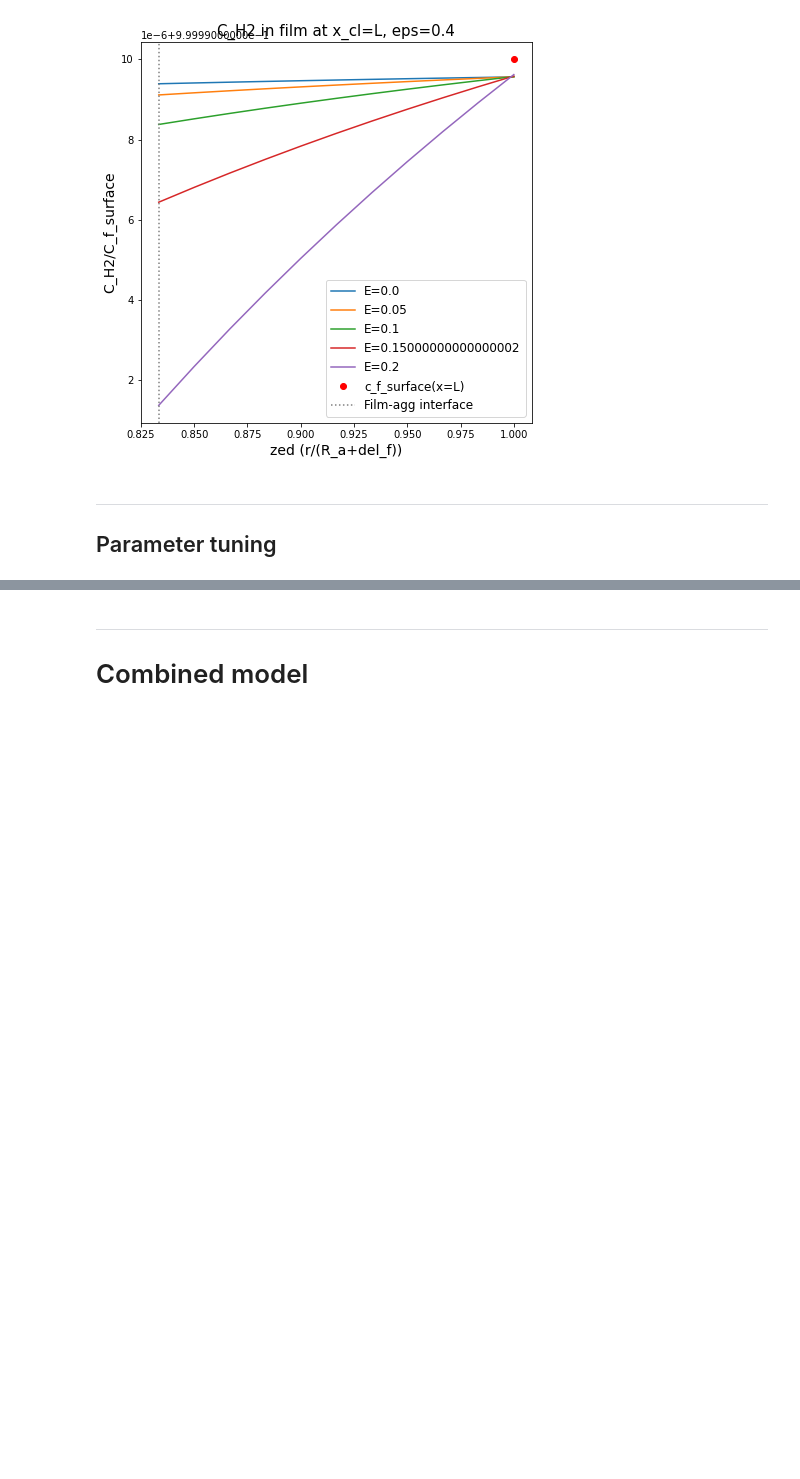
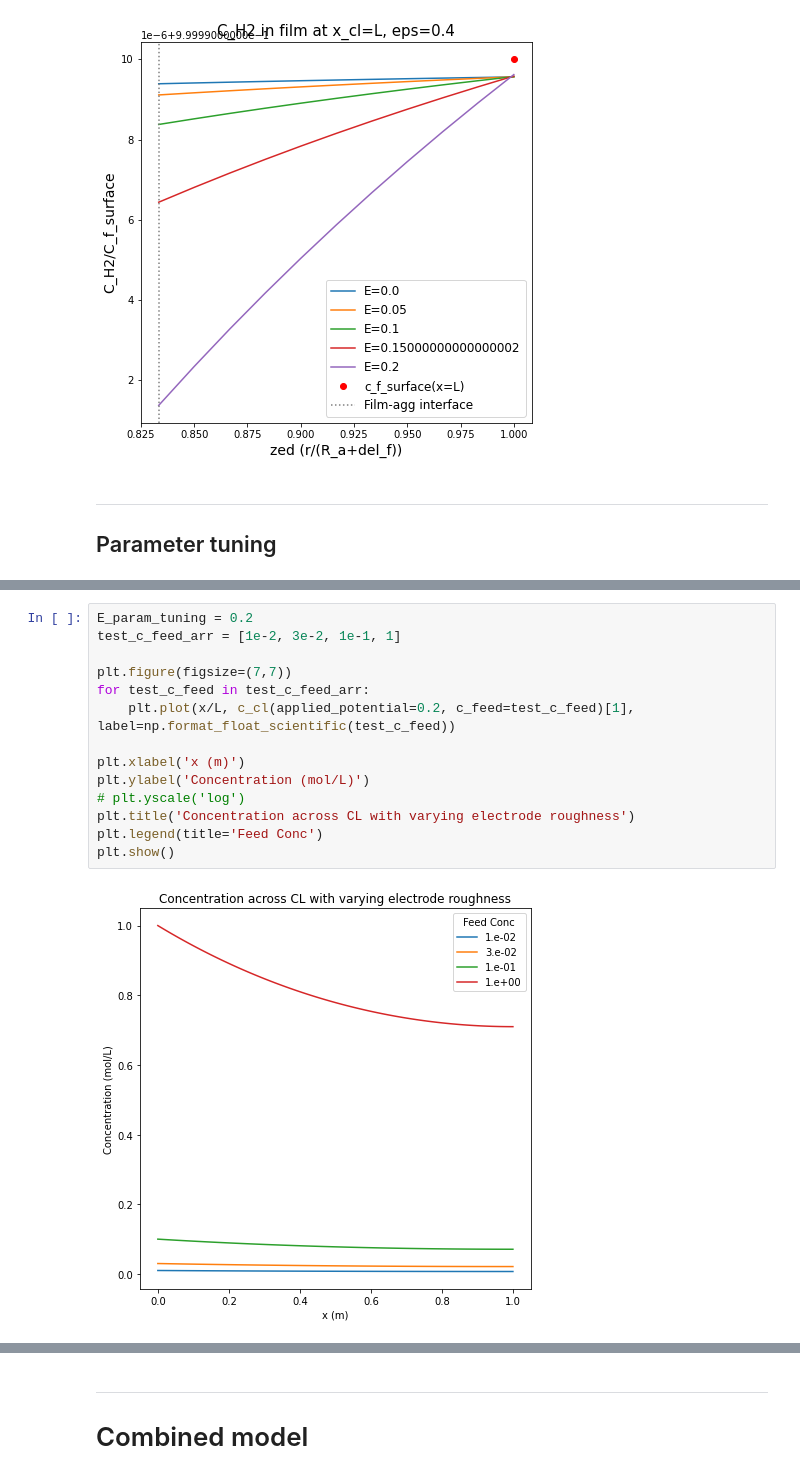
Before and after one commit to tinypersimmon/lbnl, a Jupyter notebook: transport_model.ipynb, the cells around one changed output, grey strips where cells are left out. Drawn from its saved outputs; the diff is of its cells as text; blank space fills up the shorter version.

Commit message:
220418 parameter tuning

```diff
--- a/transport_model.ipynb
+++ b/transport_model.ipynb
@@ -280,2 +280,18 @@ plt.show()
+# %%
+E_param_tuning = 0.2
+test_c_feed_arr = [1e-2, 3e-2, 1e-1, 1]
+
+plt.figure(figsize=(7,7))
+for test_c_feed in test_c_feed_arr:
+    plt.plot(x/L, c_cl(applied_potential=0.2, c_feed=test_c_feed)[1], label=np.format_float_scientific(test_c_feed))
+
+plt.xlabel('x (m)')
+plt.ylabel('Concentration (mol/L)')
+# plt.yscale('log')
+plt.title('Concentration across CL with varying electrode roughness')
+plt.legend(title='Feed Conc')
+plt.show()
+# %% [output]
+[figure, added]
 # %%
 E_param_tuning = 0.2
```
Also changed, not shown: parts of 5 cells of this notebook.
